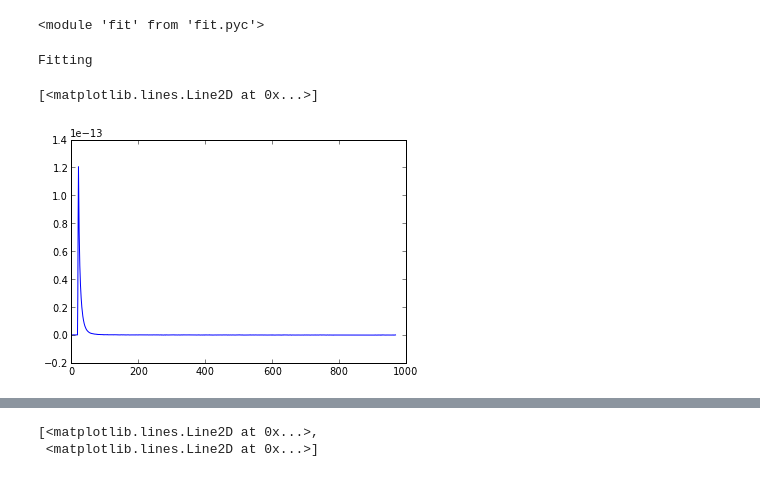
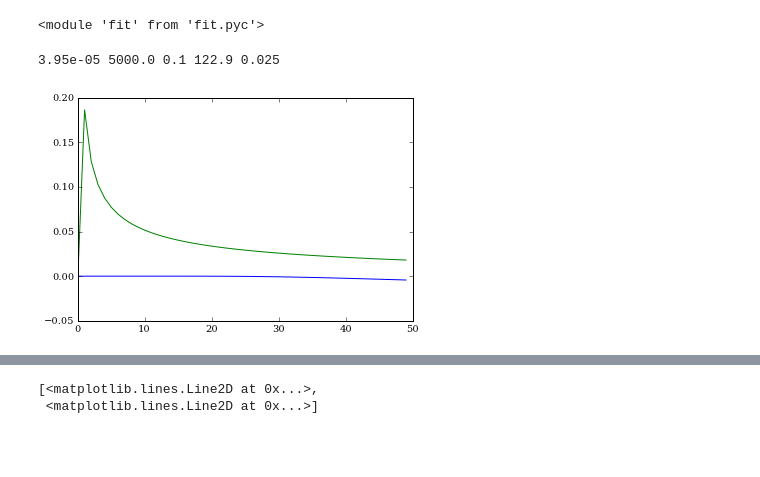
Before and after one commit to alchemyst/identification, a Jupyter notebook: Analytic solution.ipynb, the cells around one changed output, grey strips where cells are left out. Cells and saved outputs as stored; diff of their text form; code cells hidden in the pictures; blank space fills up the shorter version.

```diff
--- a/Analytic solution.ipynb
+++ b/Analytic solution.ipynb
@@ -49,10 +50,10 @@ model.L = 10
-# %%
-model.fit()
-plot(model.predictedresponse())
-# %% [output]
-Fitting
-[<matplotlib.lines.Line2D at 0x...>]
-[figure, removed]
+# %%
+for model in models:
+    model.fit()
+    plot(model.fluxkernel(model.parameters))
+# %% [output]
+3.95e-05 5000.0 0.1 122.9 0.025
+[figure, added]
 # %%
 predictedy = model.predictedresponse()
 plot(response.t, response.y)
```
Also changed, not shown: parts of 9 cells of this notebook, 1 other file.
